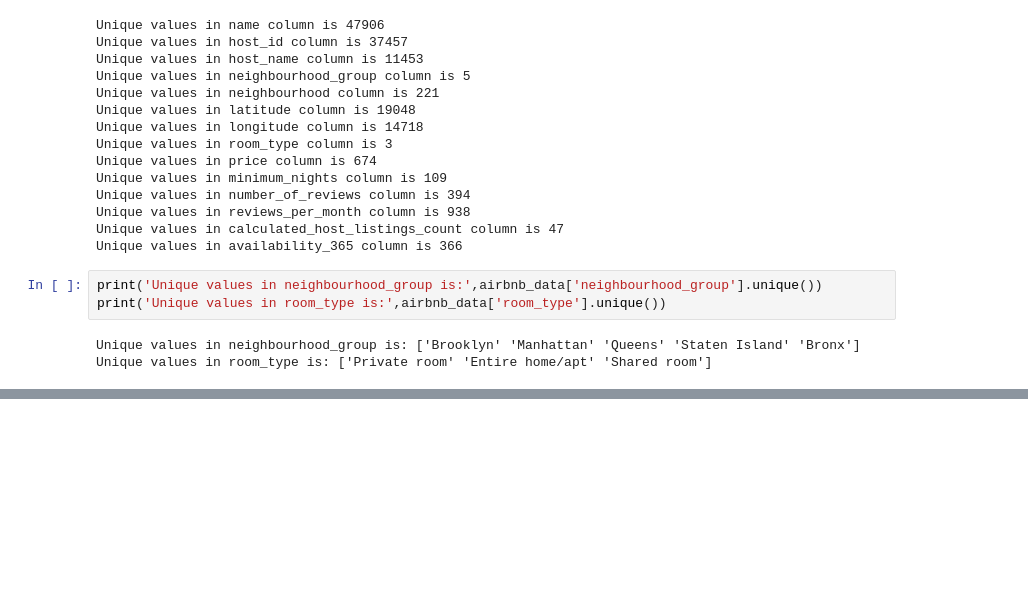
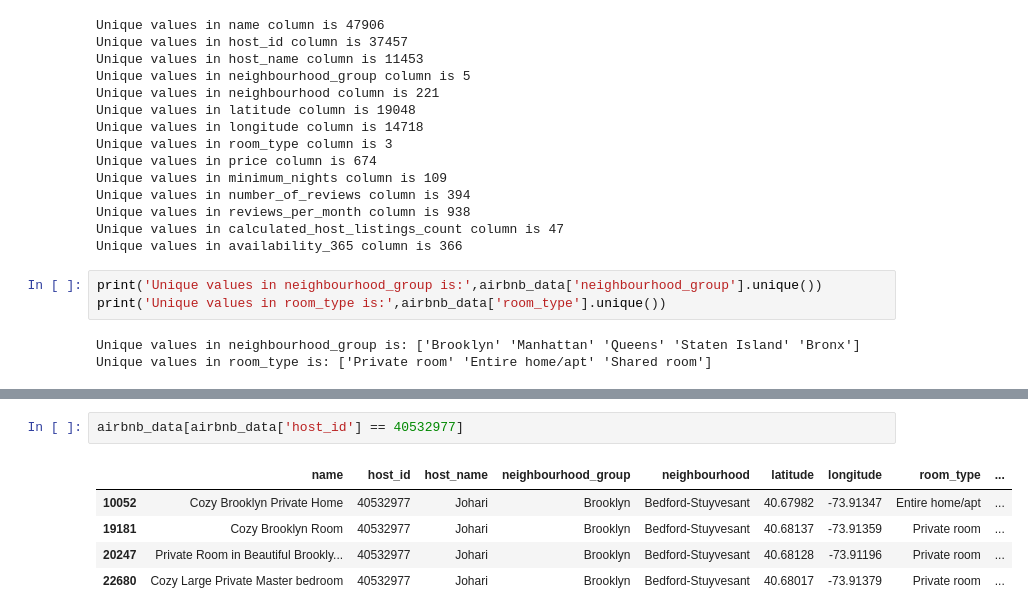
Before and after one commit to v1git12/Capstone-Project-1---AirBnb-Booking-Analysis, a Jupyter notebook: AirBnb_Booking_Analysis.ipynb, the cells around one changed output, grey strips where cells are left out. Saved outputs shown, nothing was run; the diff lists cells and outputs as text; blank space fills up the shorter version.

```diff
--- a/AirBnb_Booking_Analysis.ipynb
+++ b/AirBnb_Booking_Analysis.ipynb
@@ -184,0 +307,8 @@ Unique values in room_type is: ['Private room' 'Entire home/apt' 'Shared room']
+# %%
+airbnb_data[airbnb_data['host_id'] == 40532977]
+# %% [output]
+|  | name | host_id | host_name | neighbourhood_group | neighbourhood | latitude | longitude | room_type | ... |
+| 10052 | Cozy Brooklyn Private Home | 40532977 | Johari | Brooklyn | Bedford-Stuyvesant | 40.67982 | -73.91347 | Entire home/apt | ... |
+| 19181 | Cozy Brooklyn Room | 40532977 | Johari | Brooklyn | Bedford-Stuyvesant | 40.68137 | -73.91359 | Private room | ... |
+| 20247 | Private Room in Beautiful Brookly... | 40532977 | Johari | Brooklyn | Bedford-Stuyvesant | 40.68128 | -73.91196 | Private room | ... |
+| 22680 | Cozy Large Private Master bedroom | 40532977 | Johari | Brooklyn | Bedford-Stuyvesant | 40.68017 | -73.91379 | Private room | ... |
```
Also changed, not shown: parts of 38 cells of this notebook.
